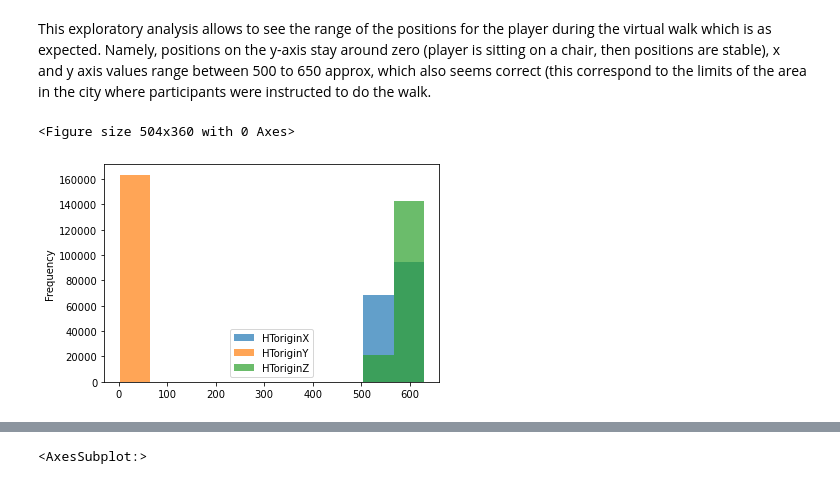
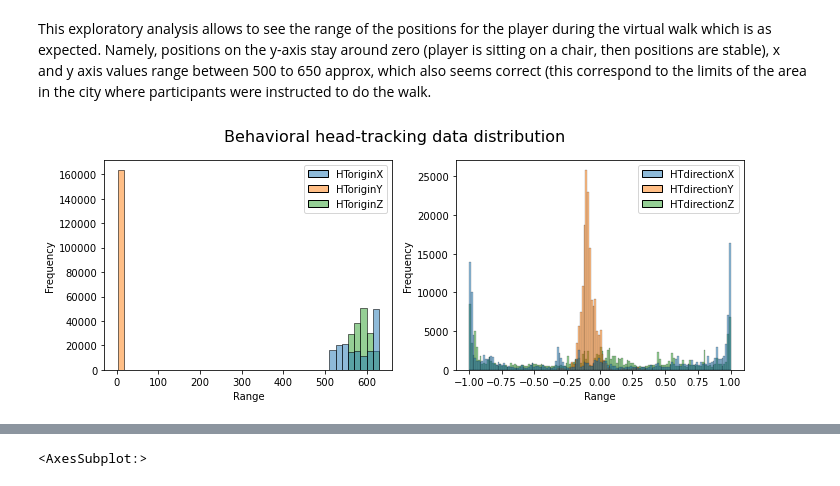
Before and after one commit to JohnMadrid/VillageBehavioralWalk, a Jupyter notebook: positions_filtering.ipynb, the cells around one changed output, grey strips where cells are left out. Drawn from its saved outputs; the diff is of its cells as text; code cells hidden in the pictures.

```diff
--- a/positions_filtering.ipynb
+++ b/positions_filtering.ipynb
@@ -134,14 +134,21 @@ player_origin2
 163432 rows × 3 columns
 # %% [markdown]
 This exploratory analysis allows to see the range of the positions for the player during the virtual walk which is as expected. Namely, positions on the y-axis stay around zero (player  is sitting on a chair, then positions are stable), x and y axis values range between 500 to 650 approx, which also seems correct (this correspond to the limits of the area in the city where participants were instructed to do the walk.
-# %%
-plt.figure(figsize=(7,5))
-
-ax = player_origin2.plot(kind="hist", alpha=0.7)
-plt.show()
-# %% [output]
-<Figure size 504x360 with 0 Axes>
-[figure, removed]
+# %%
+fig, ax = plt.subplots(1,2, figsize=(10,4))
+
+fig.suptitle("Behavioral head-tracking data distribution", fontsize=16)
+sns.histplot(df_clean[['HToriginX', 'HToriginY', 'HToriginZ']], ax=ax[0])
+ax[0].set_xlabel('Range')
+ax[0].set_ylabel('Frequency')
+
+sns.histplot(df_clean[['HTdirectionX', 'HTdirectionY', 'HTdirectionZ']], ax=ax[1])
+ax[1].set_xlabel('Range')
+ax[1].set_ylabel('Frequency')
+# sns.set_title("no")
+plt.tight_layout()
+# %% [output]
+[figure, added]
 # %%
 player_direction = df_clean[['HTdirectionX', 'HTdirectionY', 'HTdirectionZ']]
 
```
Also changed, not shown: parts of 4 cells of this notebook.
